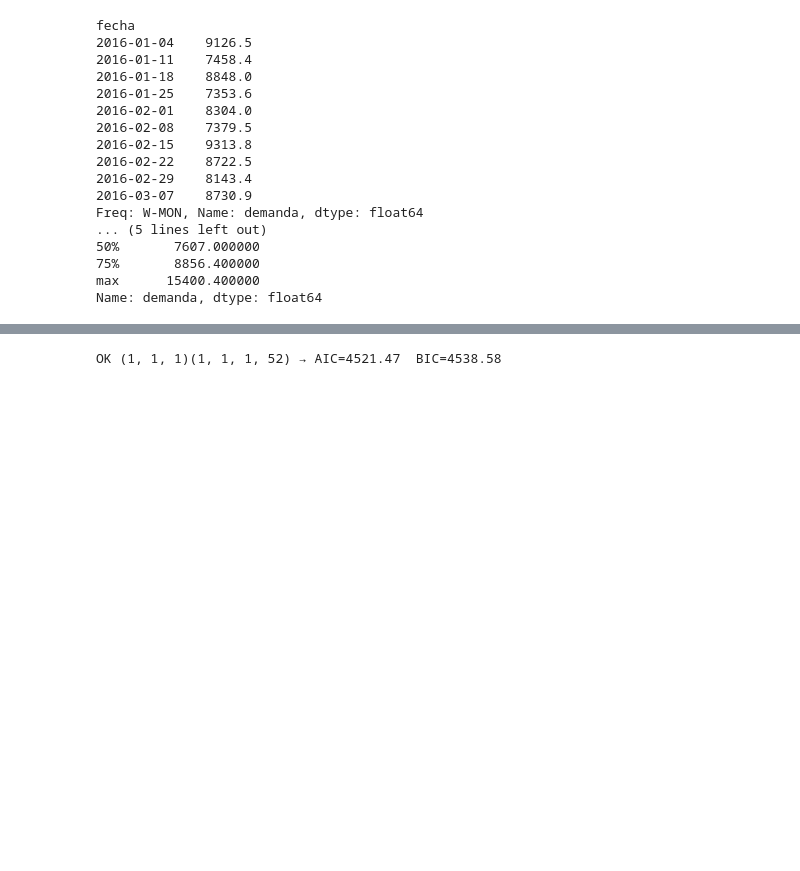
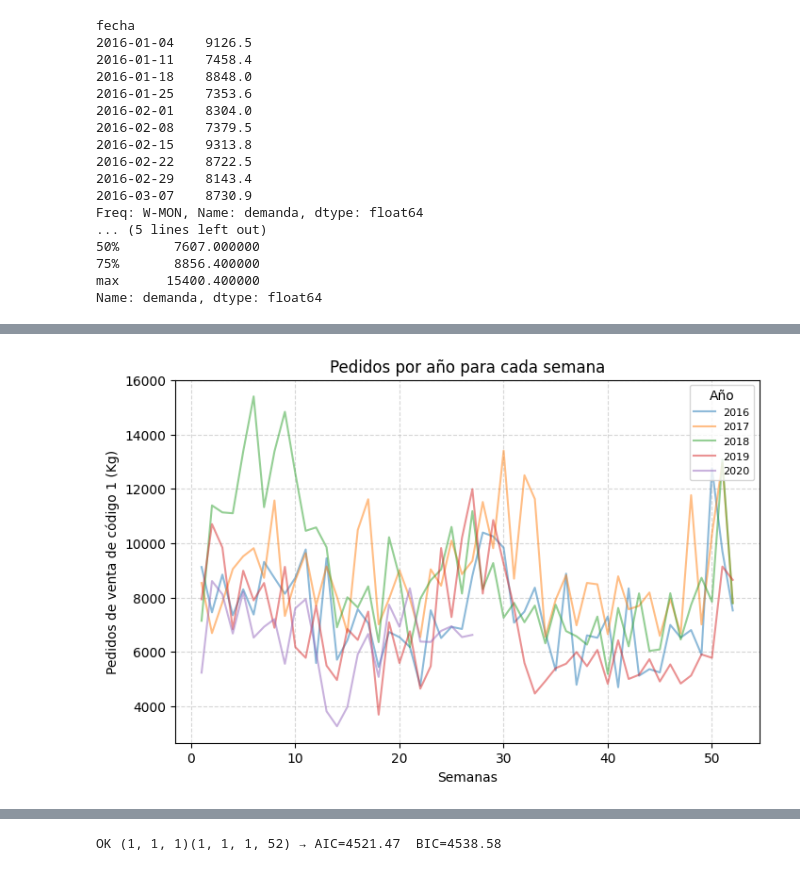
Before and after one commit to emiliano-ipa/AST1-CEIA-UBA-TP3, a Jupyter notebook: TP3.ipynb, the cells around one changed output, grey strips where cells are left out. Saved outputs shown, nothing was run; the diff lists cells and outputs as text; code cells hidden in the pictures; blank space fills up the shorter version.

```diff
--- a/TP3.ipynb
+++ b/TP3.ipynb
@@ -91,0 +222,14 @@ y.plot(title="Serie de demanda"); plt.show()
+# %%
+# ==== Análisis estacional: pedidos promedio por semana del año ====
+plt.figure(figsize=(8,5))
+for año, grupo in df.groupby('año'):
+    plt.plot(grupo['semana'], grupo['demanda'], alpha=0.5, label=año)
+
+plt.title("Pedidos por año para cada semana")
+plt.xlabel("Semanas")
+plt.ylabel("Pedidos de venta de código 1 (Kg)")
+plt.legend(title="Año", loc='upper right', fontsize=8)
+plt.grid(True, linestyle="--", alpha=0.5)
+plt.show()
+# %% [output]
+[figure, added]
```
Also changed, not shown: parts of 76 cells of this notebook, 6 other files.
